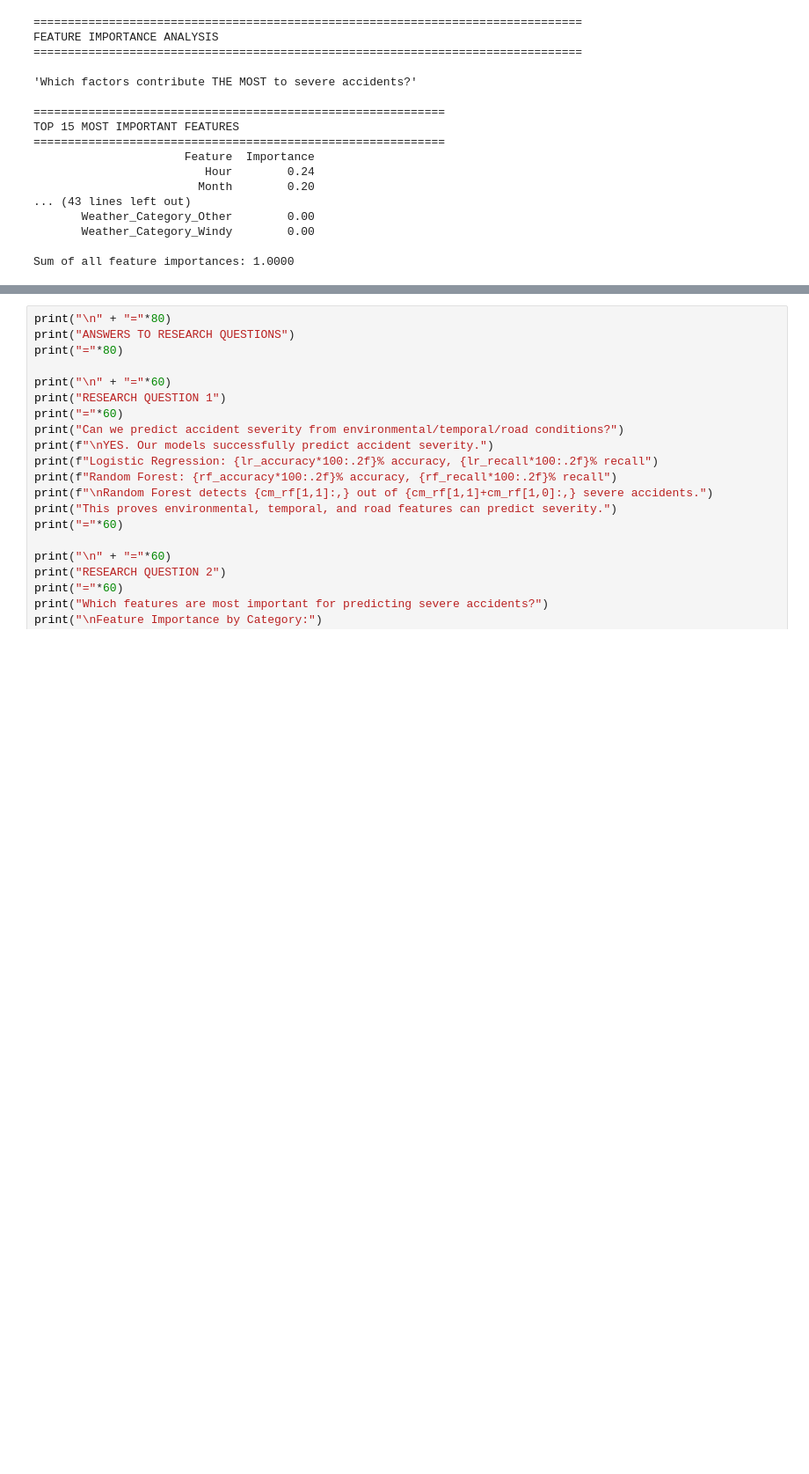
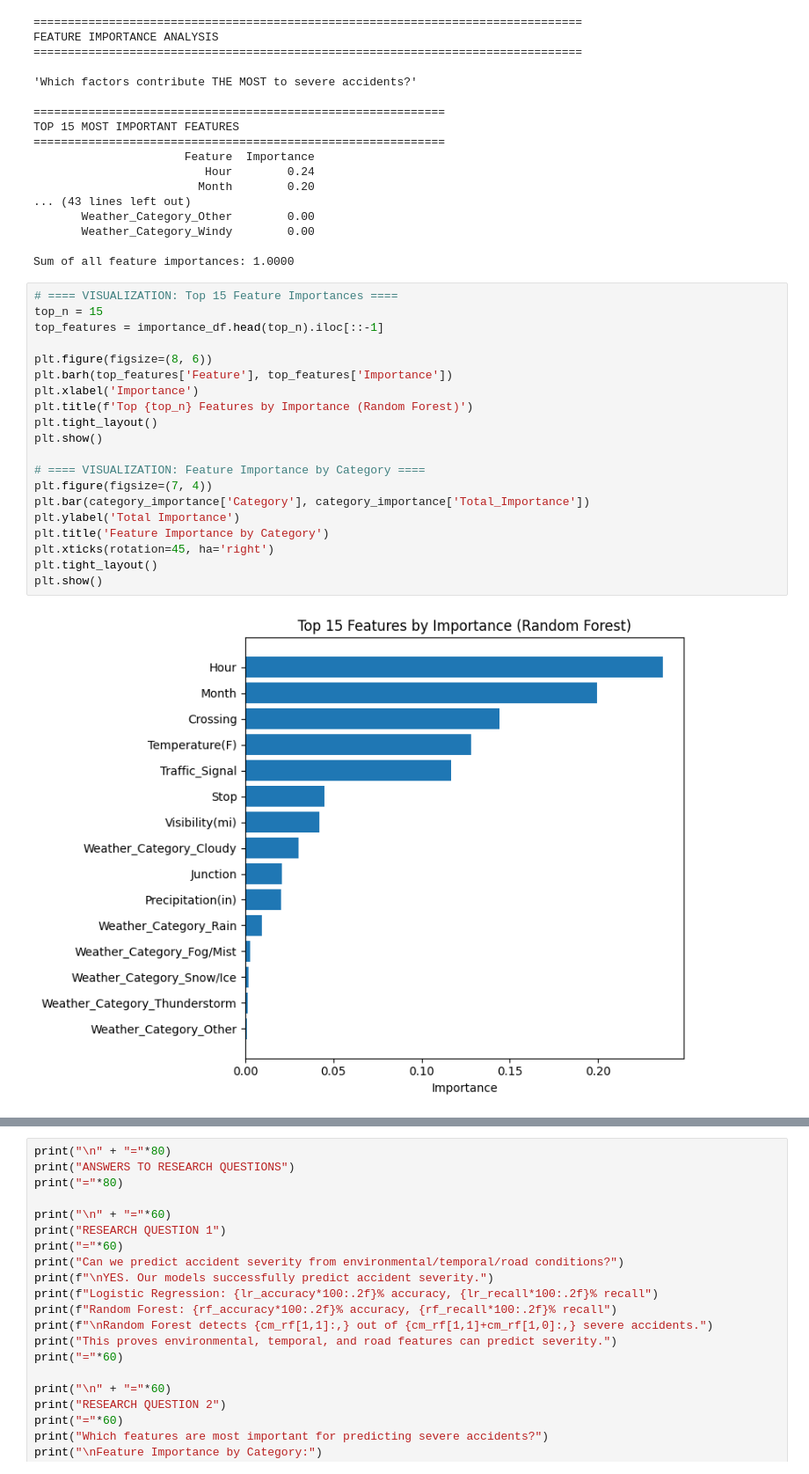
Before and after one commit to yash0917/CMSC320-Final-Project, a Jupyter notebook: finalproject.ipynb, the cells around one changed output, grey strips where cells are left out. Shown at 88% size. Saved outputs shown, nothing was run; the diff lists cells and outputs as text; blank space fills up the shorter version.

```diff
--- a/finalproject.ipynb
+++ b/finalproject.ipynb
@@ -604,3 +655,25 @@ TOP 15 MOST IMPORTANT FEATURES
        Weather_Category_Windy        0.00
 
 Sum of all feature importances: 1.0000
+# %%
+# ==== VISUALIZATION: Top 15 Feature Importances ====
+top_n = 15
+top_features = importance_df.head(top_n).iloc[::-1]
+
+plt.figure(figsize=(8, 6))
+plt.barh(top_features['Feature'], top_features['Importance'])
+plt.xlabel('Importance')
+plt.title(f'Top {top_n} Features by Importance (Random Forest)')
+plt.tight_layout()
+plt.show()
+
+# ==== VISUALIZATION: Feature Importance by Category ====
+plt.figure(figsize=(7, 4))
+plt.bar(category_importance['Category'], category_importance['Total_Importance'])
+plt.ylabel('Total Importance')
+plt.title('Feature Importance by Category')
+plt.xticks(rotation=45, ha='right')
+plt.tight_layout()
+plt.show()
+# %% [output]
+[figure, added]
```
Also changed, not shown: parts of 4 cells of this notebook.
